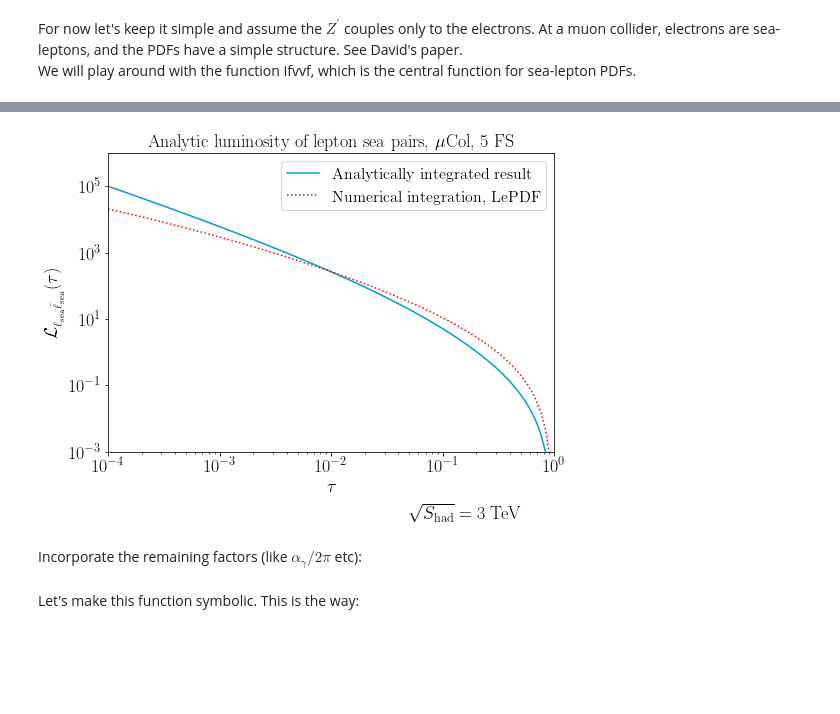
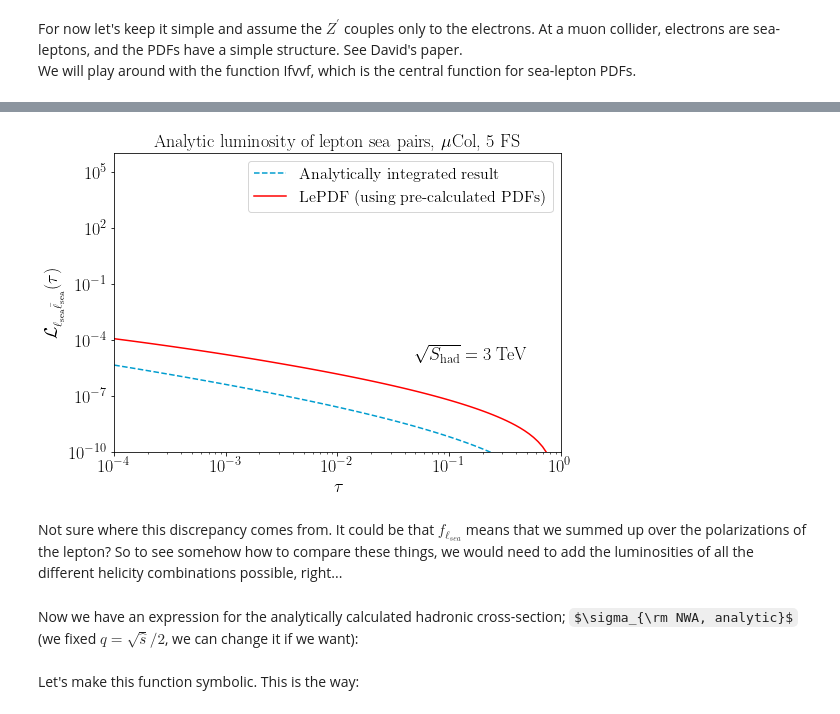
Before and after one commit to armankorajac/finite-width-lepton-colliders, a Jupyter notebook: finite-width.ipynb, the cells around one changed output, grey strips where cells are left out. Cells and saved outputs as stored; diff of their text form; code cells hidden in the pictures; some formulas as TeX source; blank space fills up the shorter version.

```diff
--- a/finite-width.ipynb
+++ b/finite-width.ipynb
@@ -718,7 +720,7 @@ For now let's keep it simple and assume the $Z^\prime$ couples only to the elect
 We will play around with the function Ifvvf, which is the central function for sea-lepton PDFs.
 # %%
 # define symbols
-x, tau = sp.symbols('x tau', positive=True)
+x, tau, q = sp.symbols('x tau q', positive=True)
 
 # define the function
 Ifvvf = (4 + 3*x - 3*x**2 - 4*x**3)/(3*x) + 2*(1 + x)*sp.log(x)
@@ -736,12 +738,16 @@ val_tau = I.subs(x, tau)
 # final result
 result = sp.simplify(val_1 - val_tau)
 
+# multiply by prefactor and the log (Q^2 / m_mu^2)^2
+prefactor = (1/4)*( ( (alphagamma / (2 * sp.pi))**4 ) * sp.log(q**2 / (mmu**2)) * sp.log(q**2 / (mmu**2)) )
+result = prefactor * result
+
 # Expand logs
 result_expanded = sp.expand_log(result, force=True)
 
-# This is our analytic parton luminosity function
-L_sealeptons_tau = sp.Lambda(tau, result_expanded)
+# This is our analytic parton luminosity function, together with the prefactors in Eq. 2.4 of arXiv:2303.16964
+L_sealeptons_tau = sp.Lambda((tau, q), result_expanded) # Q needs to be given in GeV for the units to cancel
 
 
-display(sp.Eq(sp.Symbol('L'), result_expanded))
+display(sp.Eq(sp.Symbol('L(tau, q)'), result_expanded))
 # %% [output]
@@ -755,19 +759,21 @@ Now we have our analytic $\mathcal{L}(\tau)$. Let's plot it.
 # %%
 fig, ax = plt.subplots(1,1, figsize=(8, 5.5))
-ax.plot(taus, [L_sealeptons_tau(tau_val) for tau_val in taus], label = "Analytically integrated result", color = lo_color)
-ax.plot(taus, 20*Shad*np.array(lumi_vals_eLeLbar), label = "Numerical integration, LePDF", color = 'red', linestyle = 'dotted')
+ax.plot(taus, np.array([L_sealeptons_tau(tau_val, np.sqrt(tau_val*Shad)/2.) for tau_val in taus]), label = "Analytically integrated result", color = lo_color, linestyle = '--')
+ax.plot(taus, np.array(lumi_vals_eLeLbar), label = "LePDF (using pre-calculated PDFs)", color = 'red')
 ax.set_title(r"Analytic luminosity of lepton sea pairs, $\mu$Col, 5 FS", fontsize = 18)
 ax.set_xlabel(r"$\tau$", fontsize = 18)
 ax.set_ylabel(r"$\mathcal{L}_{\ell_{\rm sea} \bar{\ell}_{\rm sea}}(\tau)$", fontsize = 18)
 ax.text(x = 0.05, y = 1e-5, s = r'$\sqrt{S_{\rm had}} = 3$ TeV', fontsize = 18)
 ax.set_xscale("log")
 ax.set_yscale("log")
 ax.set_xlim(1e-4, 1)
-ax.set_ylim(1e-3, 1e+6)
+ax.set_ylim(1e-10, 1e+6)
 ax.legend(fontsize = 16)
 plt.show()
 # %% [output]
-[figure, old version]
+[figure, new version]
+# %% [markdown]
+Not sure where this discrepancy comes from. It could be that $f_{\ell_{sea}}$ means that we summed up over the polarizations of the lepton? So to see somehow how to compare these things, we would need to add the luminosities of all the different helicity combinations possible, right...
 # %% [markdown]
-Incorporate the remaining factors (like $\alpha_\gamma/ 2 \pi$ etc):
+Now we have an expression for the analytically calculated hadronic cross-section; $\sigma_{\rm NWA, analytic}$ (we fixed $q = \sqrt{\hat{s}}/2$, we can change it if we want):
 # %%
```
Also changed, not shown: parts of 11 cells of this notebook.
